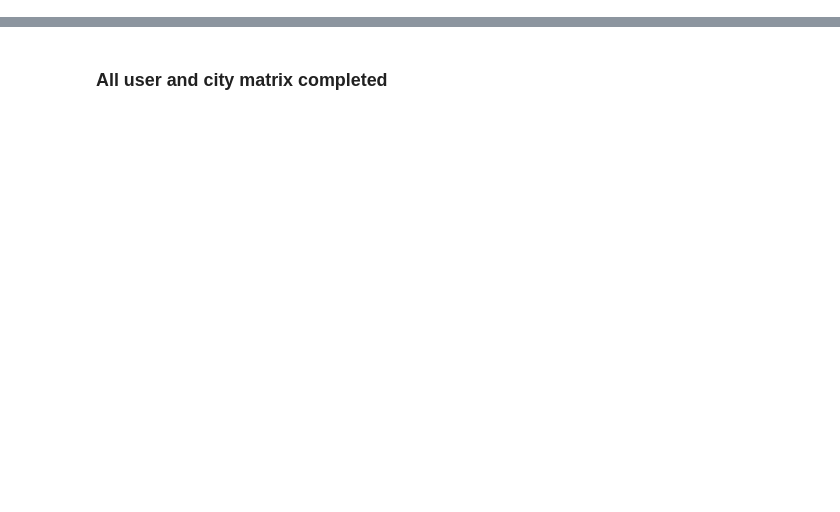
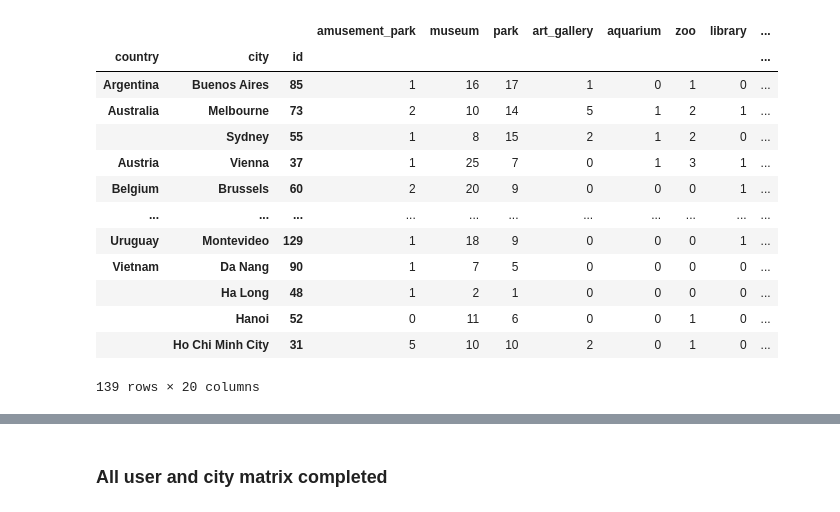
Before and after one commit to Maddienis/travel_app_sm, a Jupyter notebook: notebooks/user_city_matrix.ipynb, the cells around one changed output, grey strips where cells are left out. Saved outputs shown, nothing was run; the diff lists cells and outputs as text; code cells hidden in the pictures; blank space fills up the shorter version.

```diff
--- a/notebooks/user_city_matrix.ipynb
+++ b/notebooks/user_city_matrix.ipynb
@@ -90,3 +99,3 @@ all_food.sample(5)
 # %%
-attractions2 = get_df('attractions')
+attractions = get_df('attractions')
 attractions.sample(5)
@@ -142,3 +171,20 @@ city
+# %%
+city_group
+# %% [output]
+|  |  |  | amusement_park | museum | park | art_gallery | aquarium | zoo | library | ... |
+| country | city | id |  |  |  |  |  |  |  | ... |
+| Argentina | Buenos Aires | 85 | 1 | 16 | 17 | 1 | 0 | 1 | 0 | ... |
+| Australia | Melbourne | 73 | 2 | 10 | 14 | 5 | 1 | 2 | 1 | ... |
+|  | Sydney | 55 | 1 | 8 | 15 | 2 | 1 | 2 | 0 | ... |
+| Austria | Vienna | 37 | 1 | 25 | 7 | 0 | 1 | 3 | 1 | ... |
+| Belgium | Brussels | 60 | 2 | 20 | 9 | 0 | 0 | 0 | 1 | ... |
+| ... | ... | ... | ... | ... | ... | ... | ... | ... | ... | ... |
+| Uruguay | Montevideo | 129 | 1 | 18 | 9 | 0 | 0 | 0 | 1 | ... |
+| Vietnam | Da Nang | 90 | 1 | 7 | 5 | 0 | 0 | 0 | 0 | ... |
+|  | Ha Long | 48 | 1 | 2 | 1 | 0 | 0 | 0 | 0 | ... |
+|  | Hanoi | 52 | 0 | 11 | 6 | 0 | 0 | 1 | 0 | ... |
+|  | Ho Chi Minh City | 31 | 5 | 10 | 10 | 2 | 0 | 1 | 0 | ... |
+139 rows × 20 columns
 # %%
 def attraction_food(attraction_df, food_df):
     city = pd.merge(attraction_df, food_df, on = ['country', 'city', 'id'], how = 'outer')
```
Also changed, not shown: parts of 12 cells of this notebook, 1 other file.
